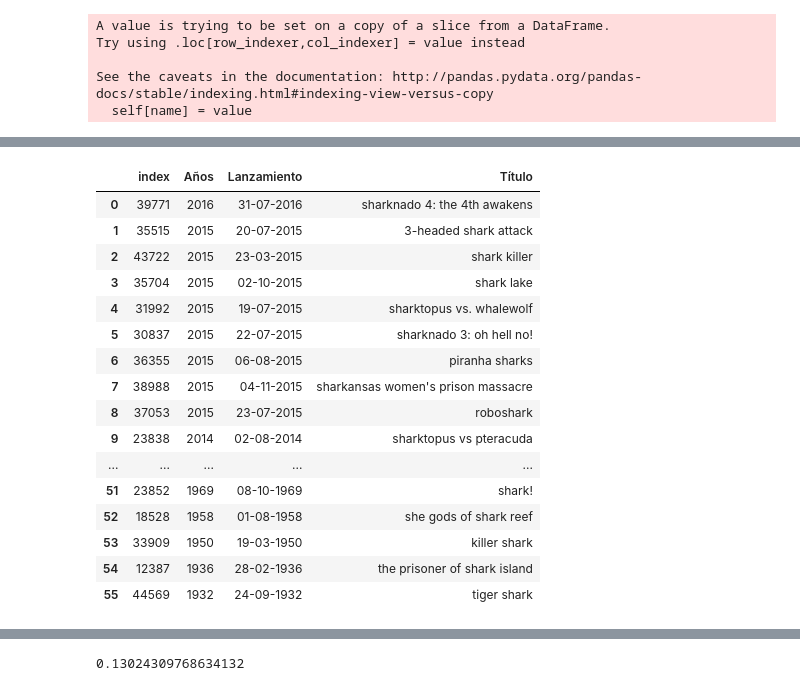
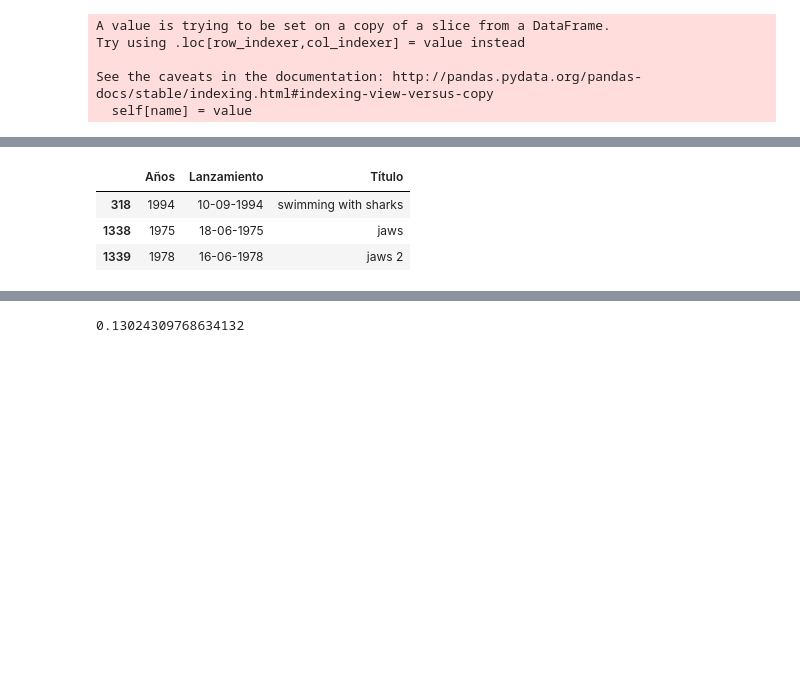
Before and after one commit to Alejorro/Analysis-dataset-Shark-attacks, a Jupyter notebook: Analysis_Dataset_Shark_Attacks.ipynb, the cells around one changed output, grey strips where cells are left out. Drawn from its saved outputs; the diff is of its cells as text; code cells hidden in the pictures; blank space fills up the shorter version.

```diff
--- a/Analysis_Dataset_Shark_Attacks.ipynb
+++ b/Analysis_Dataset_Shark_Attacks.ipynb
@@ -280,27 +179,16 @@ See the caveats in the documentation: http://pandas.pydata.org/pandas-docs/stabl
 # %%
 fd4 = fd4[["Años", "Lanzamiento", "Título"]]
 
 fd4.sort_values("Años", ascending=False).dropna().reset_index()
 
+fd4.head(3)
+
 # .set_index("Años")
 # %% [output]
-|  | index | Años | Lanzamiento | Título |
-| 0 | 39771 | 2016 | 31-07-2016 | sharknado 4: the 4th awakens |
-| 1 | 35515 | 2015 | 20-07-2015 | 3-headed shark attack |
-| 2 | 43722 | 2015 | 23-03-2015 | shark killer |
-| 3 | 35704 | 2015 | 02-10-2015 | shark lake |
-| 4 | 31992 | 2015 | 19-07-2015 | sharktopus vs. whalewolf |
-| 5 | 30837 | 2015 | 22-07-2015 | sharknado 3: oh hell no! |
-| 6 | 36355 | 2015 | 06-08-2015 | piranha sharks |
-| 7 | 38988 | 2015 | 04-11-2015 | sharkansas women's prison massacre |
-| 8 | 37053 | 2015 | 23-07-2015 | roboshark |
-| 9 | 23838 | 2014 | 02-08-2014 | sharktopus vs pteracuda |
-| ... | ... | ... | ... | ... |
-| 51 | 23852 | 1969 | 08-10-1969 | shark! |
-| 52 | 18528 | 1958 | 01-08-1958 | she gods of shark reef |
-| 53 | 33909 | 1950 | 19-03-1950 | killer shark |
-| 54 | 12387 | 1936 | 28-02-1936 | the prisoner of shark island |
-| 55 | 44569 | 1932 | 24-09-1932 | tiger shark |
+|  | Años | Lanzamiento | Título |
+| 318 | 1994 | 10-09-1994 | swimming with sharks |
+| 1338 | 1975 | 18-06-1975 | jaws |
+| 1339 | 1978 | 16-06-1978 | jaws 2 |
 # %%
 fd6 = fd4.groupby(["Años"]).count().dropna().reset_index()
 
```
Also changed, not shown: parts of 14 cells of this notebook.
